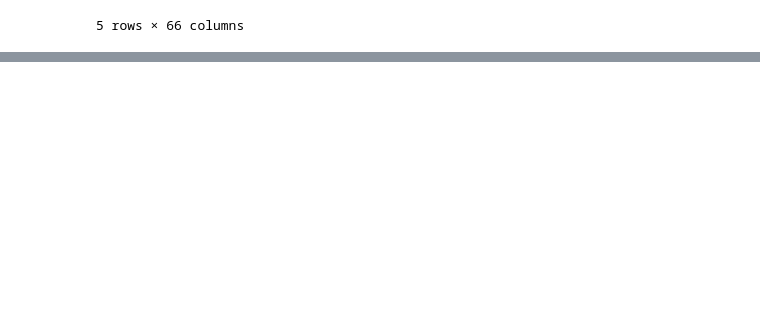
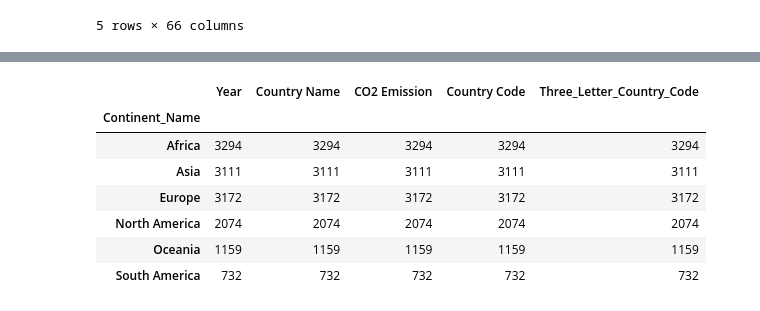
Before and after one commit to Wjjay/assignment2, a Jupyter notebook: data/wrangler.ipynb, the cells around one changed output, grey strips where cells are left out. Saved outputs shown, nothing was run; the diff lists cells and outputs as text; code cells hidden in the pictures; blank space fills up the shorter version.

```diff
--- a/data/wrangler.ipynb
+++ b/data/wrangler.ipynb
@@ -112,0 +96,5 @@ final.to_csv("yearly_consumption_by_")
+# %%
+temp = pd.merge(data, og[["Country Name", "Country Code"]], on="Country Name", how="left")
+# %%
+countries = pd.read_csv("country_data.csv")
+countries.head()
@@ -112,0 +108,2 @@ final.to_csv("yearly_consumption_by_")
+# %%
+new = pd.merge(temp, countries[["Three_Letter_Country_Code", "Continent_Name"]], left_on="Country Code", right_on="Three_Letter_Country_Code", how="left")
@@ -112,0 +119,2 @@ final.to_csv("yearly_consumption_by_")
+# %%
+new_new = new.dropna(axis=0, subset=["Continent_Name"])
@@ -112,0 +132,11 @@ final.to_csv("yearly_consumption_by_")
+# %%
+new_new.groupby("Continent_Name").count()
+# %% [output]
+|  | Year | Country Name | CO2 Emission | Country Code | Three_Letter_Country_Code |
+| Continent_Name |  |  |  |  |  |
+| Africa | 3294 | 3294 | 3294 | 3294 | 3294 |
+| Asia | 3111 | 3111 | 3111 | 3111 | 3111 |
+| Europe | 3172 | 3172 | 3172 | 3172 | 3172 |
+| North America | 2074 | 2074 | 2074 | 2074 | 2074 |
+| Oceania | 1159 | 1159 | 1159 | 1159 | 1159 |
+| South America | 732 | 732 | 732 | 732 | 732 |
```
Also changed, not shown: parts of 23 cells of this notebook, 18 other files.
